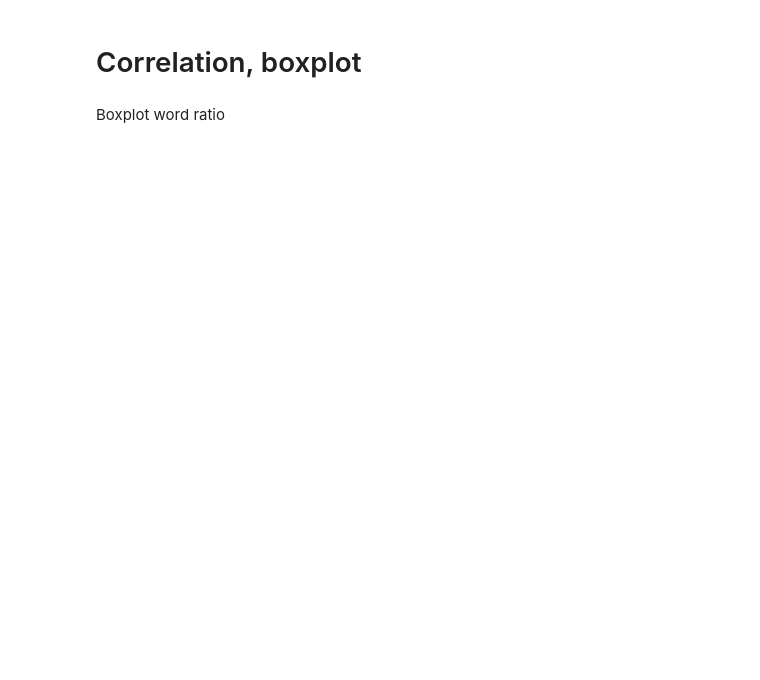
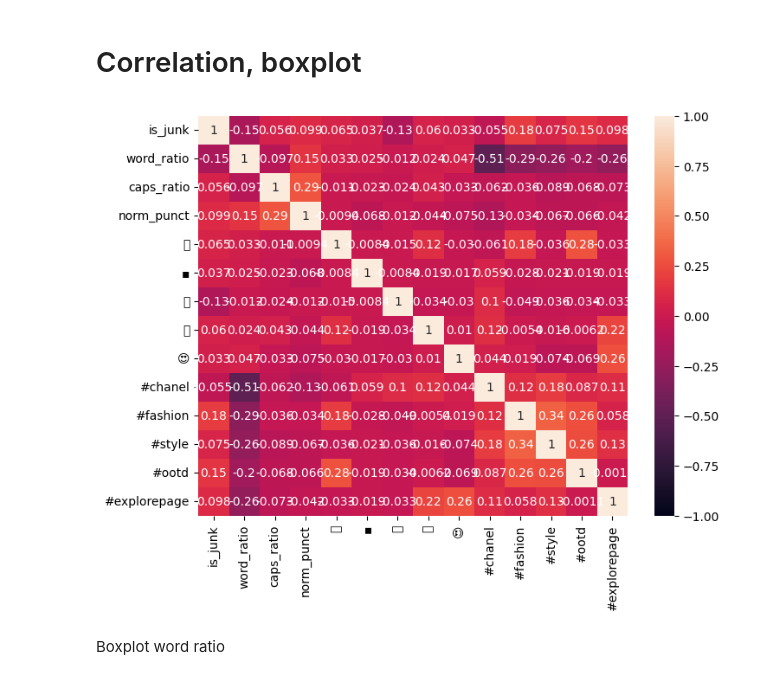
Before and after one commit to atekiouk/Sujet_2, a Jupyter notebook: Notebooks/Junk_post_detection.ipynb, the cells around one changed output. Cells and saved outputs as stored; diff of their text form; code cells hidden in the pictures; blank space fills up the shorter version.

```diff
--- a/Notebooks/Junk_post_detection.ipynb
+++ b/Notebooks/Junk_post_detection.ipynb
@@ -404,6 +481,6 @@ clean_right_side(chanel_junk_valid_new)
 # %% [markdown]
 ### Ratio de mot
 # %%
-word_ratio(chanel_junk_valid_new)
+chanel_junk_valid_new['word_ratio'] = get_word_ratio(corpus= chanel_junk_valid_new['text'], nlp= nlp  )
 # %%
 chanel_junk_valid_new.head()
@@ -410,6 +494,6 @@ chanel_junk_valid_new.head()
 # %% [markdown]
 ### Ratio de caps
 # %%
-caps_ratio(chanel_junk_valid_new)
+chanel_junk_valid_new['caps_ratio'] = get_caps_ratio(corpus= chanel_junk_valid_new['text'], nlp= nlp  )
 # %%
 chanel_junk_valid_new.head()
@@ -416,6 +507,6 @@ chanel_junk_valid_new.head()
 # %% [markdown]
 # Nb de ponctuation
 # %%
-nb_punct(chanel_junk_valid_new)
+chanel_junk_valid_new['norm_punct'] = get_normalized_nb_punct(corpus= chanel_junk_valid_new['text'], nlp= nlp  )
 # %%
 chanel_junk_valid_new.head()
@@ -432,5 +532,5 @@ top_emojis(s,15)
 # %% [markdown]
 # Hashtag/emojis dummy
 # %%
-dummy_emojis(chanel_junk_valid_new,5)
-dummy_hashtags(chanel_junk_valid_new,5)
+chanel_junk_valid_new = chanel_junk_valid_new.join(create_dummies(corpus= chanel_junk_valid_new['text'],y = chanel_junk_valid_new['is_junk'], element= 'emoji', top= 5))
+chanel_all_features = chanel_junk_valid_new.join(create_dummies(corpus= chanel_junk_valid_new['text'],y = chanel_junk_valid_new['is_junk'], element= 'hashtag', top= 5))
@@ -437,13 +546,13 @@ dummy_hashtags(chanel_junk_valid_new,5)
 # %% [markdown]
 # Correlation, boxplot
 # %%
-
-
-corr_df = chanel_junk_valid_new.corr(method='pearson')
+corr_df = chanel_all_features.corr(method='pearson')
 
 plt.figure(figsize=(8, 6))
 sns.heatmap(corr_df, annot=True, vmin=-1, vmax=1)
 plt.show()
+# %% [output]
+[figure, added]
 # %% [markdown]
 Boxplot word ratio
 # %%
```
Also changed, not shown: parts of 37 cells of this notebook, 1 other file.
